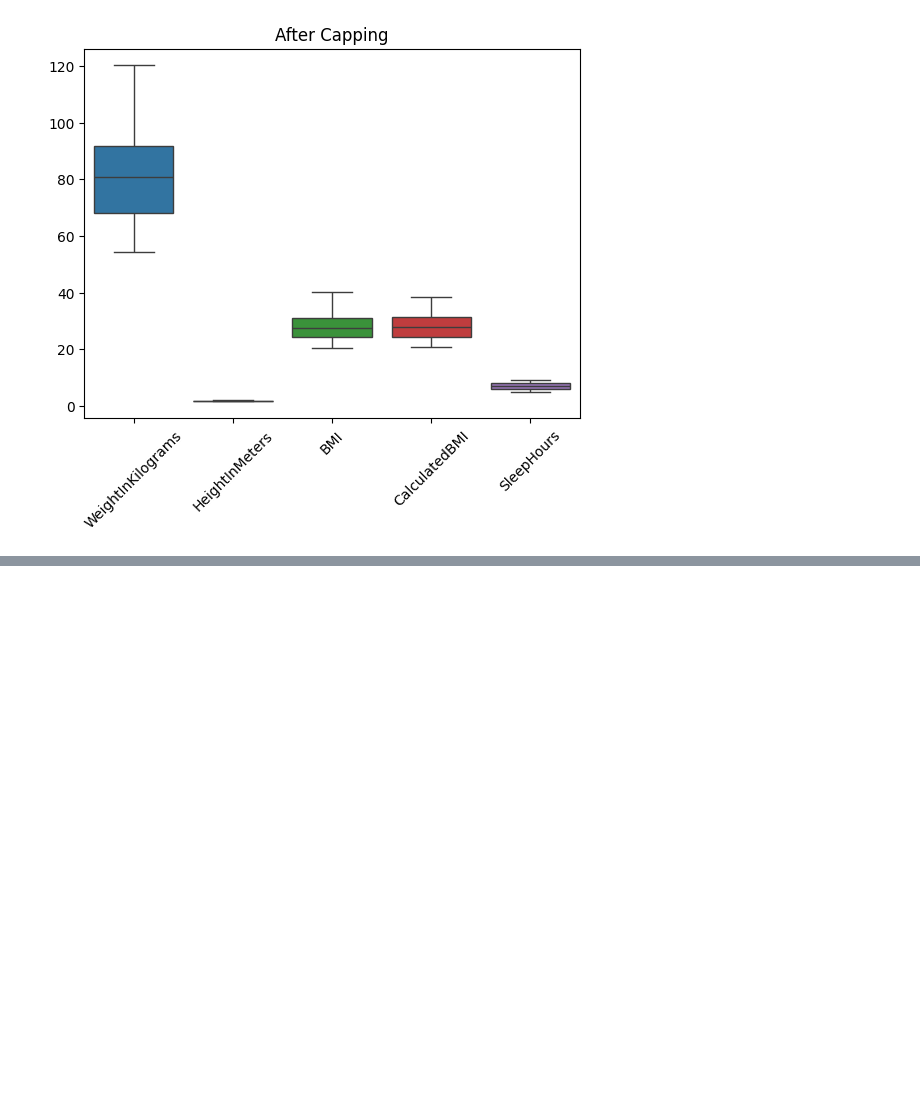
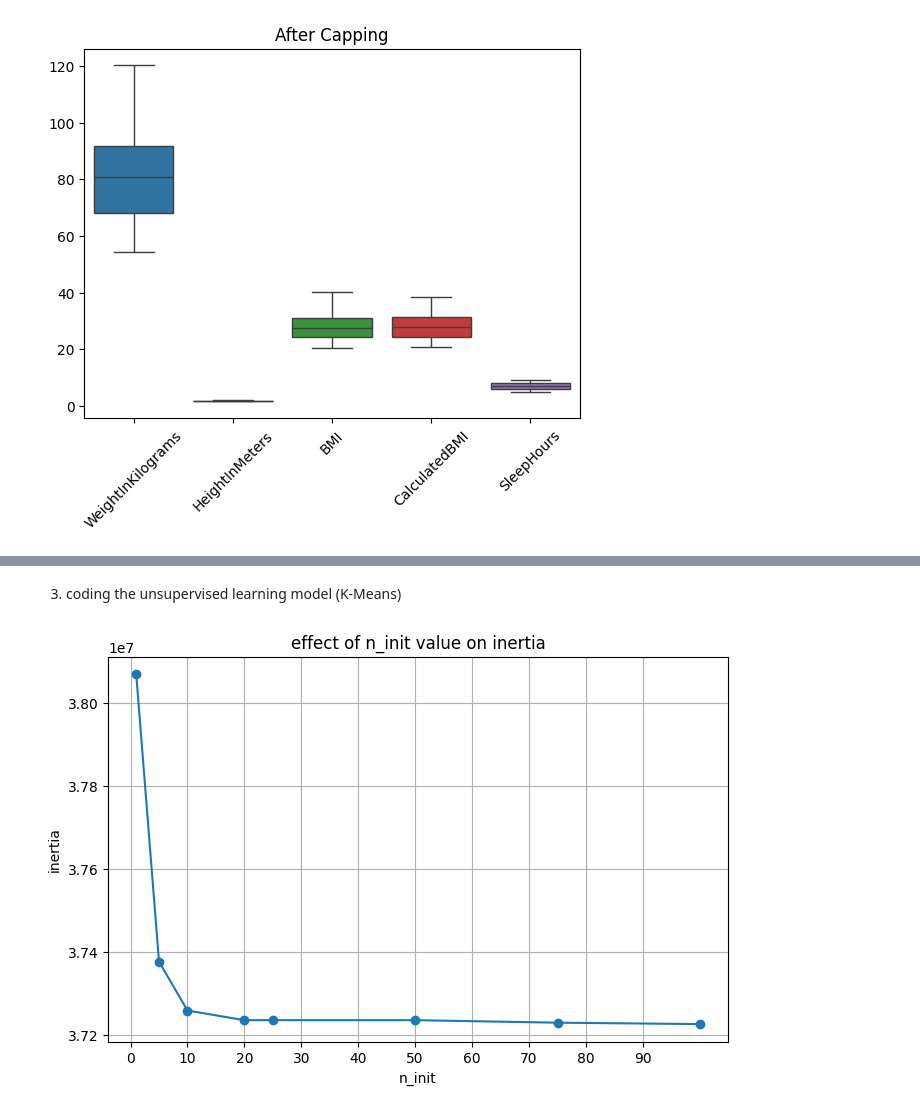
Before and after one commit to nikigurunathan/My-DAC-Curriculum, a Jupyter notebook: DAC_Internal_Project/Heart/Heart_ML_Model_draft.ipynb, the cells around one changed output, grey strips where cells are left out. Saved outputs shown, nothing was run; the diff lists cells and outputs as text; code cells hidden in the pictures; blank space fills up the shorter version.

Commit message:
mostly finished model

```diff
--- a/DAC_Internal_Project/Heart/Heart_ML_Model_draft.ipynb
+++ b/DAC_Internal_Project/Heart/Heart_ML_Model_draft.ipynb
@@ -154,0 +248,9 @@ dataframe = df.drop_duplicates()
+# %%
+dataframe.loc[dataframe['ECigaretteUsage'] == 'never used e-cigarettes in my entire life', 'RiskScore'] = dataframe['RiskScore'] + 2
+dataframe.loc[dataframe['ECigaretteUsage'] == 'not at all (right now)', 'RiskScore'] = dataframe['RiskScore'] + 2
+dataframe.loc[dataframe['ECigaretteUsage'] == 'use them some days', 'RiskScore'] = dataframe['RiskScore'] + 3
+dataframe.loc[dataframe['ECigaretteUsage'] == 'use them every day', 'RiskScore'] = dataframe['RiskScore'] + 4
+# %%
+dataframe['RiskScore'] = dataframe['RiskScore'] + (2 * dataframe['AlcoholDrinkers'])
+# %%
+dataframe.loc[dataframe['SleepHours'] < 7.0, 'RiskScore'] = dataframe['RiskScore'] + 1.5
@@ -154,0 +259,2 @@ dataframe = df.drop_duplicates()
+# %% [markdown]
+3. coding the unsupervised learning model (K-Means)
@@ -154,0 +263,25 @@ dataframe = df.drop_duplicates()
+# %%
+dataframe['TrueHealth'] = 'default_value'
+dataframe.to_csv('/Users/nikgurunathan/Desktop/Heart_cleaned.csv', index=False)
+# %%
+data = dataframe[['RiskScore']]
+
+# testing different 'n_init' values
+n_init_values = [1, 5, 10, 20, 25, 50, 75, 100]
+inertia_values = []
+
+for n in n_init_values:
+    kmeans = KMeans(n_clusters=5, random_state=42, n_init=n).fit(data)
+    inertia_values.append(kmeans.inertia_)
+
+# plotting inertia vs 'n_init' values
+plt.figure(figsize=(8,5))
+plt.plot(n_init_values, inertia_values, marker='o')
+plt.xticks(np.arange(0,100,10))
+plt.xlabel("n_init")
+plt.ylabel("inertia")
+plt.title("effect of n_init value on inertia")
+plt.grid(True)
+plt.show()
+# %% [output]
+[figure, added]
```
Also changed, not shown: parts of 41 cells of this notebook.
